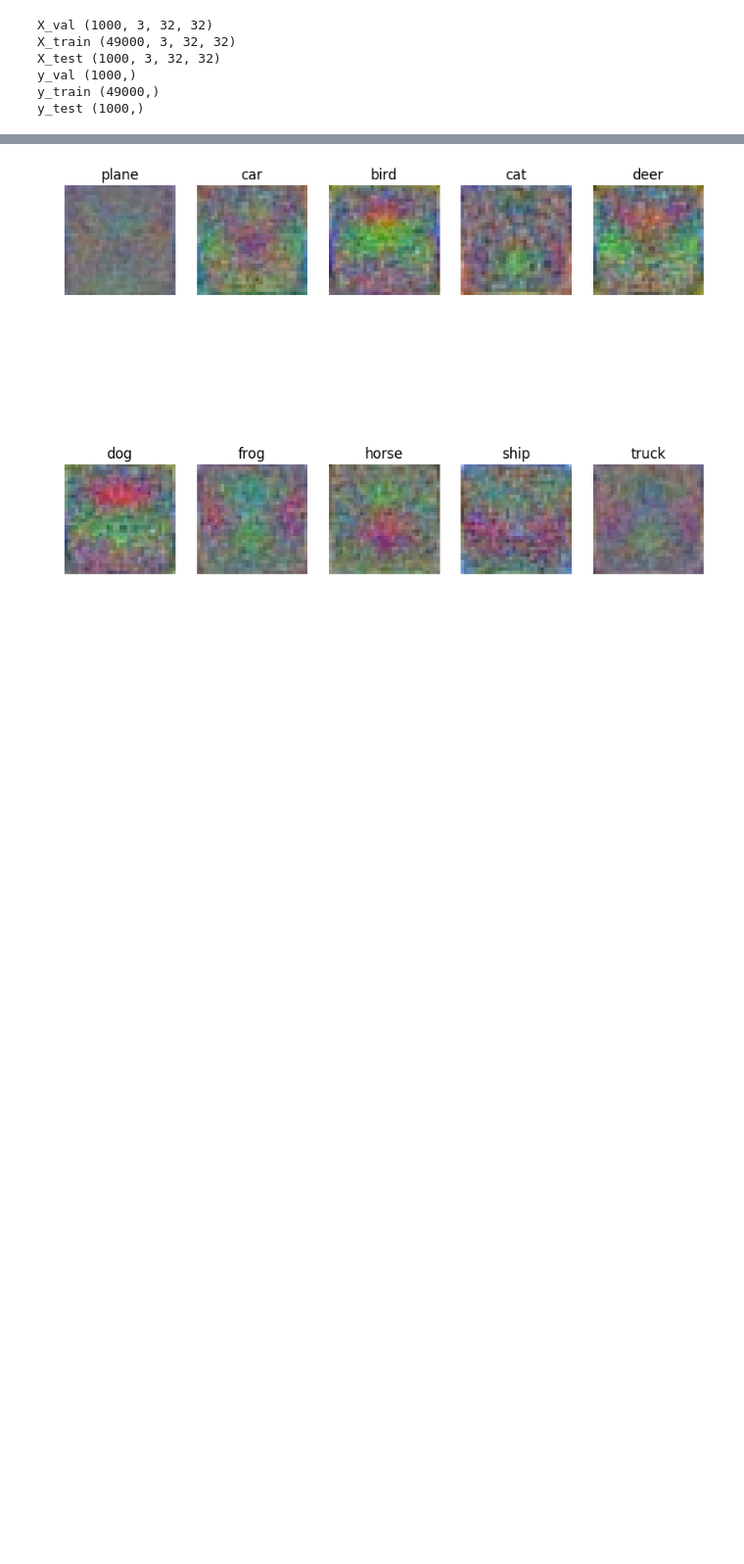
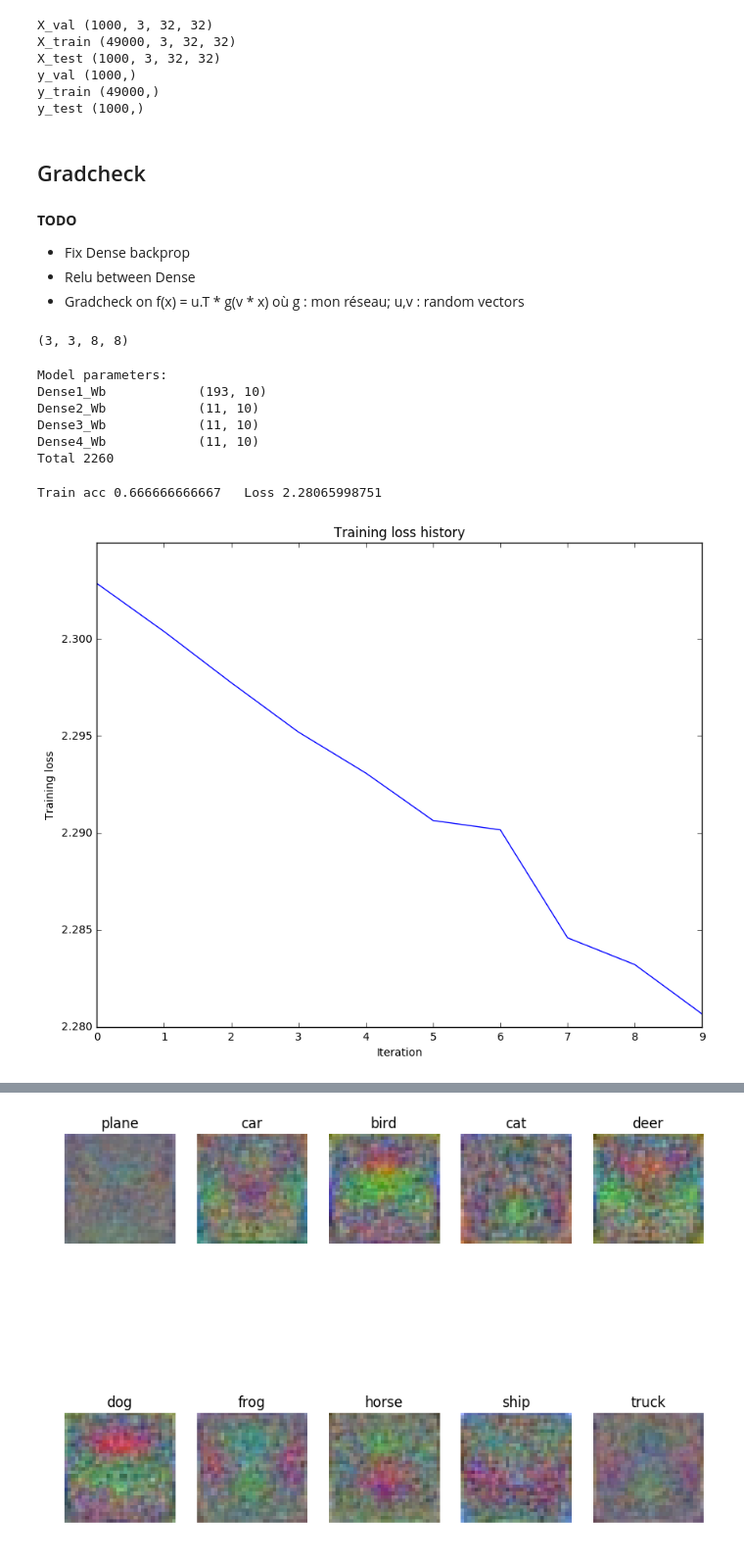
Before and after one commit to lemairecarl/cs231n_perso_2, a Jupyter notebook: FlexNet.ipynb, the cells around one changed output, grey strips where cells are left out. Shown: that part at 98% size. Saved outputs shown, nothing was run; the diff lists cells and outputs as text; code cells hidden in the pictures; blank space fills up the shorter version.

```diff
--- a/FlexNet.ipynb
+++ b/FlexNet.ipynb
@@ -42,3 +44,54 @@ X_test (1000, 3, 32, 32)
 y_val (1000,)
 y_train (49000,)
 y_test (1000,)
+# %% [markdown]
+## Gradcheck
+# %% [markdown]
+**TODO**
+
+* Fix Dense backprop
+* Relu between Dense
+* Gradcheck on f(x) = u.T \* g(v \* x) où g : mon réseau; u,v : random vectors
+# %%
+# Prepare a small dataset
+total_examples = 3
+X = data['X_train'][:total_examples, :, :8, :8]
+y = data['y_train'][:total_examples]
+print X.shape
+# %% [output]
+(3, 3, 8, 8)
+# %%
+# Build the model
+model = Sequential(batch_shape=X.shape, weight_scale=1e-3, reg=1e-1, dtype=np.float64)
+model.add(Dense(num_neurons=10))
+model.add(Dense(num_neurons=10))
+model.add(Dense(num_neurons=10))
+model.add(Dense(num_neurons=10))
+model.build(loss=Softmax())
+model.print_params()
+# %% [output]
+Model parameters:
+Dense1_Wb            (193, 10)
+Dense2_Wb            (11, 10)
+Dense3_Wb            (11, 10)
+Dense4_Wb            (11, 10)
+Total 2260
+# %%
+# Train the model a bit
+solver = Solver(model, {'X_train': X, 'y_train': y, 'X_val': X, 'y_val': y},
+                num_epochs=10, batch_size=X.shape[0],
+                update_rule='adam',
+                optim_config={
+                  'learning_rate': 10**(-2.8),
+                },
+                verbose=False, print_every=1)
+solver.train()
+print 'Train acc', solver.train_acc_history[-1], '  Loss', solver.loss_history[-1]
+plt.plot(solver.loss_history)
+plt.title('Training loss history')
+plt.xlabel('Iteration')
+plt.ylabel('Training loss')
+plt.show()
+# %% [output]
+Train acc 0.666666666667   Loss 2.28065998751
+[figure, added]
```
Also changed, not shown: parts of 9 cells of this notebook, 4 other files.
